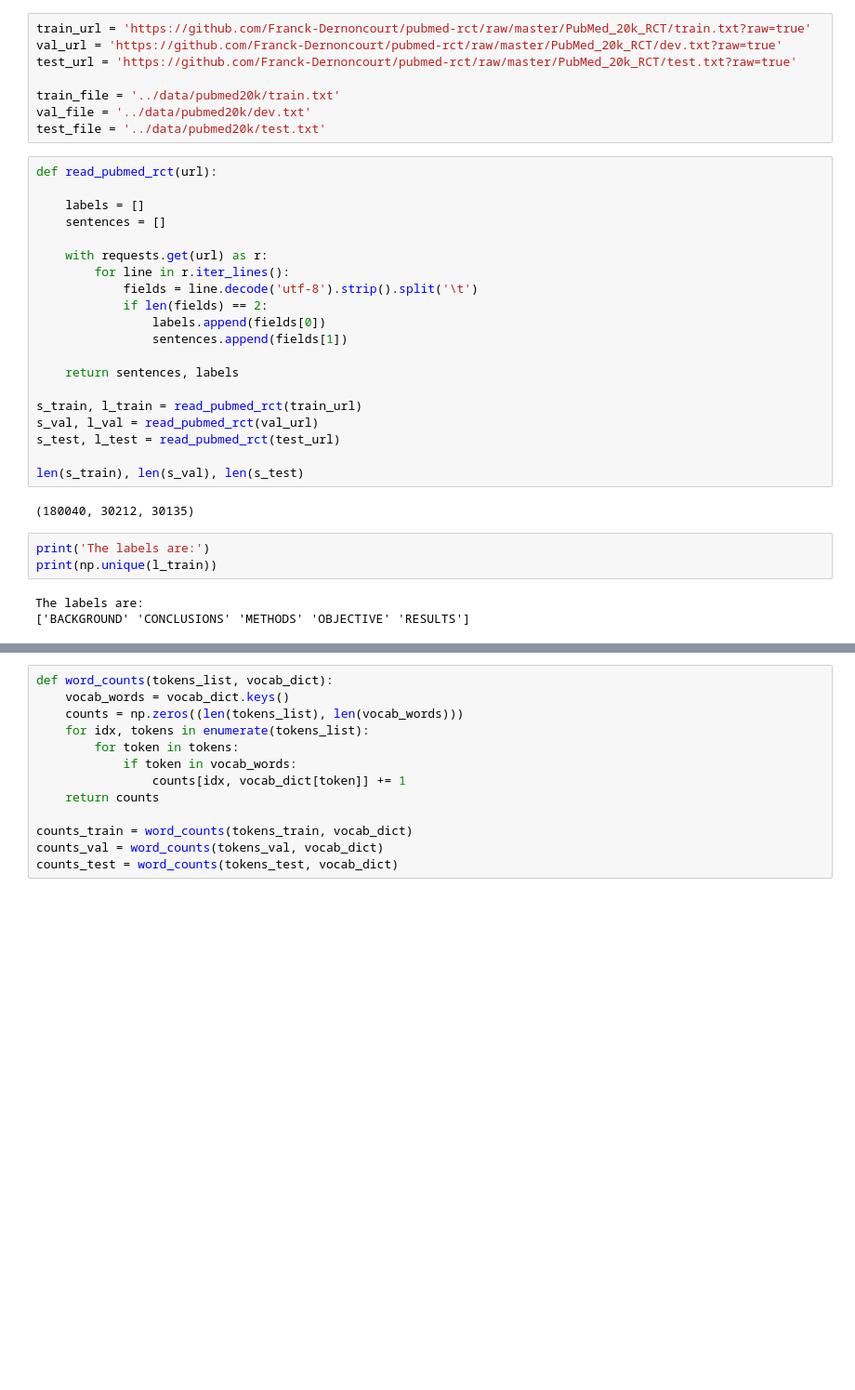
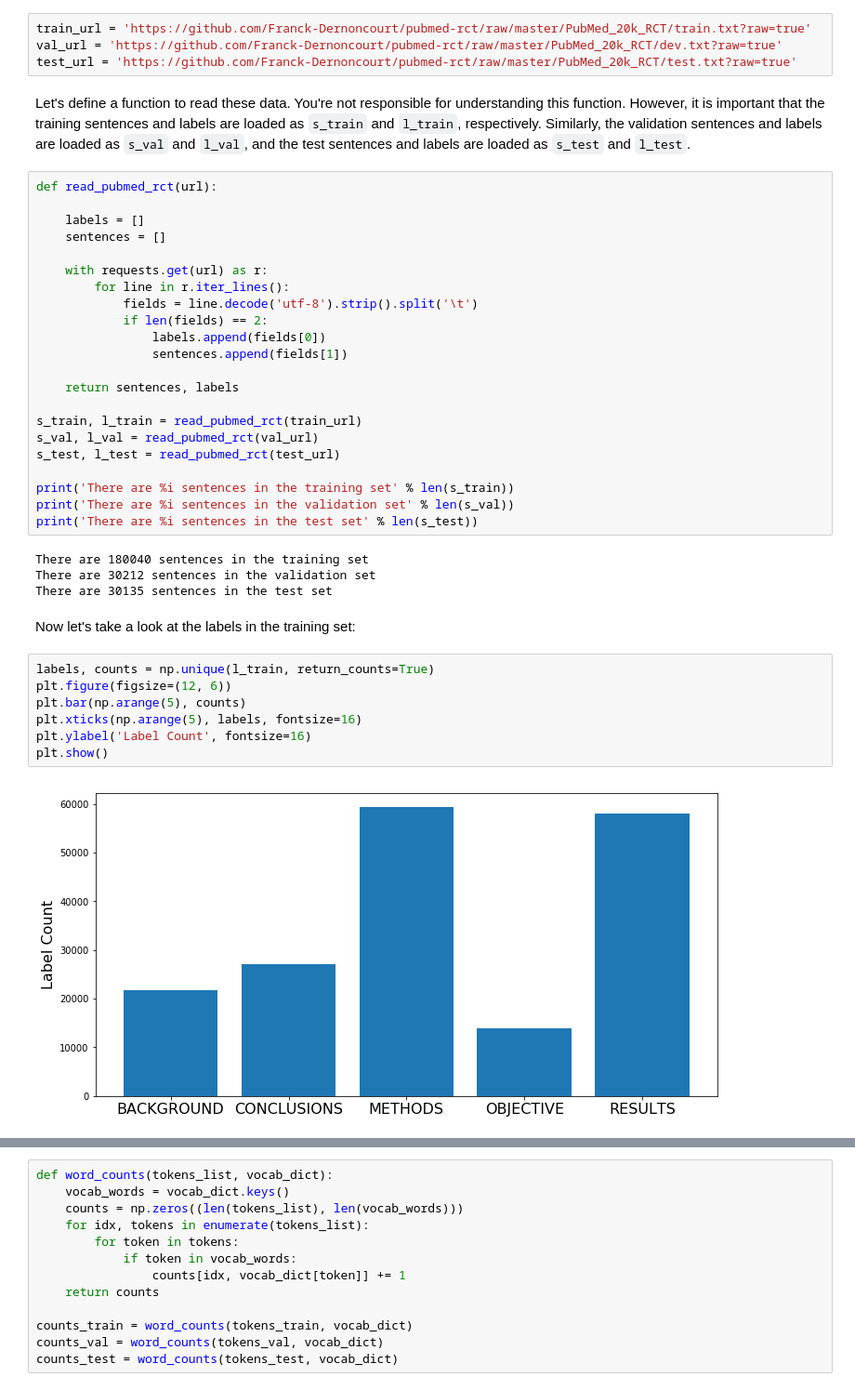
Before and after one commit to mengelhard/mmci_applied_ds, a Jupyter notebook: notebooks/block3_abstract_classification.ipynb, the cells around one changed output, grey strips where cells are left out. Shown at 93% size. Drawn from its saved outputs; the diff is of its cells as text; blank space fills up the shorter version.

```diff
--- a/notebooks/block3_abstract_classification.ipynb
+++ b/notebooks/block3_abstract_classification.ipynb
@@ -20,10 +60,8 @@ stop_words = set(stopwords.words('english'))
 train_url = 'https://github.com/Franck-Dernoncourt/pubmed-rct/raw/master/PubMed_20k_RCT/train.txt?raw=true'
 val_url = 'https://github.com/Franck-Dernoncourt/pubmed-rct/raw/master/PubMed_20k_RCT/dev.txt?raw=true'
 test_url = 'https://github.com/Franck-Dernoncourt/pubmed-rct/raw/master/PubMed_20k_RCT/test.txt?raw=true'
-
-train_file = '../data/pubmed20k/train.txt'
-val_file = '../data/pubmed20k/dev.txt'
-test_file = '../data/pubmed20k/test.txt'
+# %% [markdown]
+Let's define a function to read these data. You're not responsible for understanding this function. However, it is important that the training sentences and labels are loaded as `s_train` and `l_train`, respectively. Similarly, the validation sentences and labels are loaded as `s_val` and `l_val`, and the test sentences and labels are loaded as `s_test` and `l_test`.
 # %%
 def read_pubmed_rct(url):
 
@@ -43,12 +81,21 @@ s_train, l_train = read_pubmed_rct(train_url)
 s_val, l_val = read_pubmed_rct(val_url)
 s_test, l_test = read_pubmed_rct(test_url)
 
-len(s_train), len(s_val), len(s_test)
+print('There are %i sentences in the training set' % len(s_train))
+print('There are %i sentences in the validation set' % len(s_val))
+print('There are %i sentences in the test set' % len(s_test))
 # %% [output]
-(180040, 30212, 30135)
+There are 180040 sentences in the training set
+There are 30212 sentences in the validation set
+There are 30135 sentences in the test set
-# %%
-print('The labels are:')
-print(np.unique(l_train))
-# %% [output]
-The labels are:
-['BACKGROUND' 'CONCLUSIONS' 'METHODS' 'OBJECTIVE' 'RESULTS']
+# %% [markdown]
+Now let's take a look at the labels in the training set:
+# %%
+labels, counts = np.unique(l_train, return_counts=True)
+plt.figure(figsize=(12, 6))
+plt.bar(np.arange(5), counts)
+plt.xticks(np.arange(5), labels, fontsize=16)
+plt.ylabel('Label Count', fontsize=16)
+plt.show()
+# %% [output]
+[figure, added]
```
Also changed, not shown: parts of 30 cells of this notebook, 1 other file.
